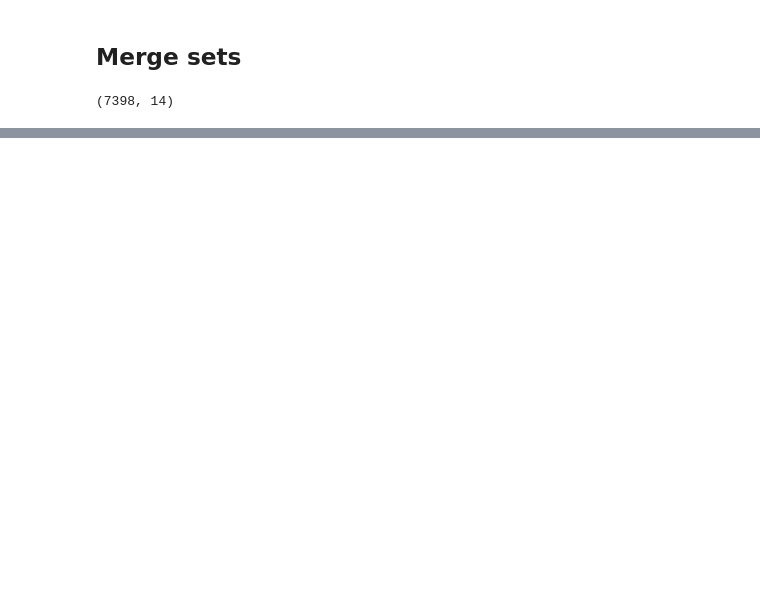
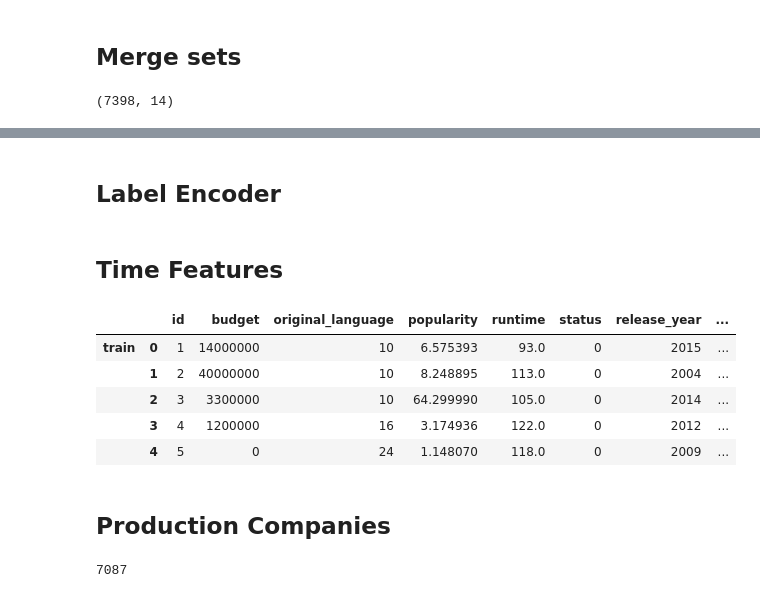
Before and after one commit to JanieTran/Kaggle_Competitions, a Jupyter notebook: TMDBBoxOfficePrediction/TMDBBoxOfficePrediction.ipynb, the cells around one changed output, grey strips where cells are left out. Saved outputs shown, nothing was run; the diff lists cells and outputs as text; code cells hidden in the pictures; blank space fills up the shorter version.

Commit message:
TMDB - Features genres, status, original_language

```diff
--- a/TMDBBoxOfficePrediction/TMDBBoxOfficePrediction.ipynb
+++ b/TMDBBoxOfficePrediction/TMDBBoxOfficePrediction.ipynb
@@ -153,8 +153,6 @@ df_test['runtime'].fillna(df_train['runtime'].mean().item(), inplace = True)
 df_test['status'].fillna('Released', inplace = True)
 df_test['status'].replace('Post Production', 'Released', inplace = True)
 
-df_test['release_date'].fillna('9/10/10', inplace = True)
-
 df_test.isna().sum()
 # %% [output]
 id                      0
@@ -174,0 +178,3 @@ dtype: int64
+# %%
+df_test['release_date'].fillna('03/20/01', inplace = True)
+df_test.loc[828]
@@ -191,0 +216,3 @@ df_full.head()
+# %%
+df_features = df_full[['id', 'budget', 'original_language', 'popularity', 'runtime', 'release_date', 'status']]
+df_features.head()
@@ -191,0 +226,27 @@ df_full.head()
+# %% [markdown]
+## Label Encoder
+# %%
+from sklearn.preprocessing import LabelEncoder
+
+le = LabelEncoder()
+df_features['original_language'] = le.fit_transform(df_features['original_language'])
+df_features['status'] = le.fit_transform(df_features['status'])
+# %% [markdown]
+## Time Features
+# %%
+df_features['release_date'] = pd.to_datetime(df_features['release_date'])
+df_features['release_year'] = df_features['release_date'].dt.year
+df_features['release_month'] = df_features['release_date'].dt.month
+df_features['release_quarter'] = df_features['release_date'].dt.quarter
+df_features.drop(['release_date'], axis = 1, inplace = True)
+
+df_features.head()
+# %% [output]
+|  |  | id | budget | original_language | popularity | runtime | status | release_year | ... |
+| train | 0 | 1 | 14000000 | 10 | 6.575393 | 93.0 | 0 | 2015 | ... |
+|  | 1 | 2 | 40000000 | 10 | 8.248895 | 113.0 | 0 | 2004 | ... |
+|  | 2 | 3 | 3300000 | 10 | 64.299990 | 105.0 | 0 | 2014 | ... |
+|  | 3 | 4 | 1200000 | 16 | 3.174936 | 122.0 | 0 | 2012 | ... |
+|  | 4 | 5 | 0 | 24 | 1.148070 | 118.0 | 0 | 2009 | ... |
+# %% [markdown]
+## Production Companies
@@ -191,0 +259,15 @@ df_full.head()
+# %%
+from ast import literal_eval
+
+production_companies = set()
+
+for item in df_full['production_companies']:
+    if item == '[]':
+        continue
+    companies_dict = extract_dict(item)
+    for company in companies_dict:
+        production_companies.add(literal_eval(company)['name'])
+
+len(production_companies)
+# %% [output]
+7087
```
Also changed, not shown: parts of 12 cells of this notebook, 1 other file.
